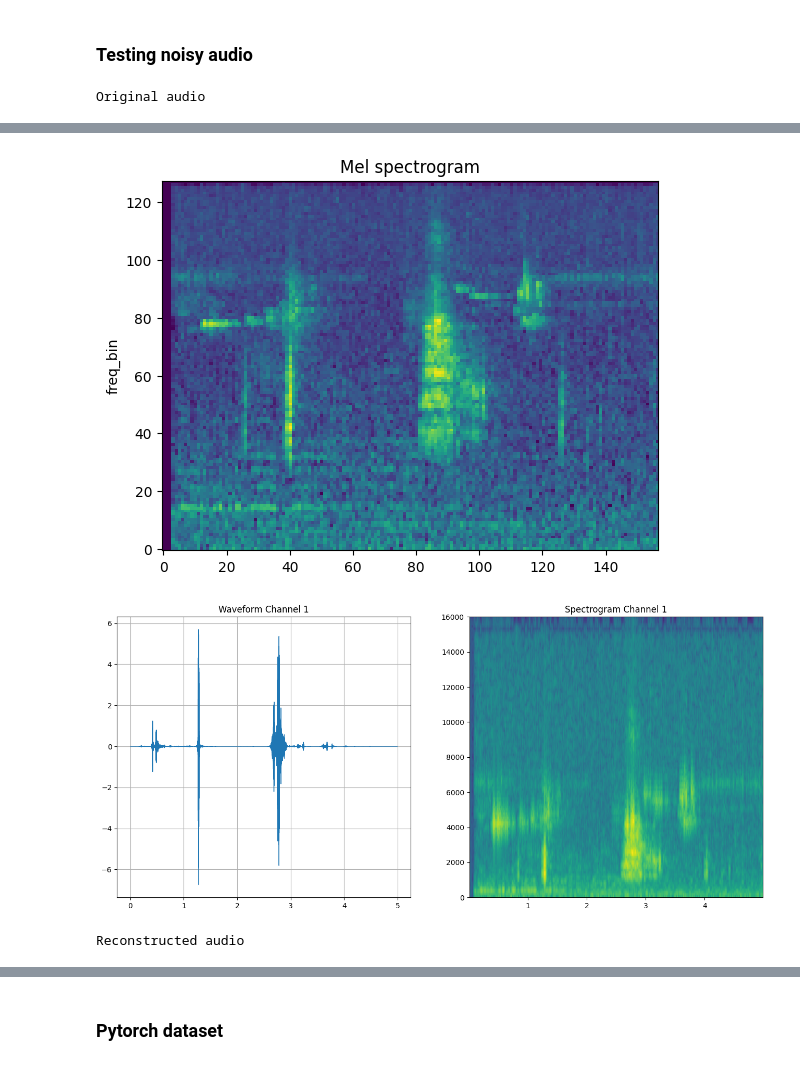
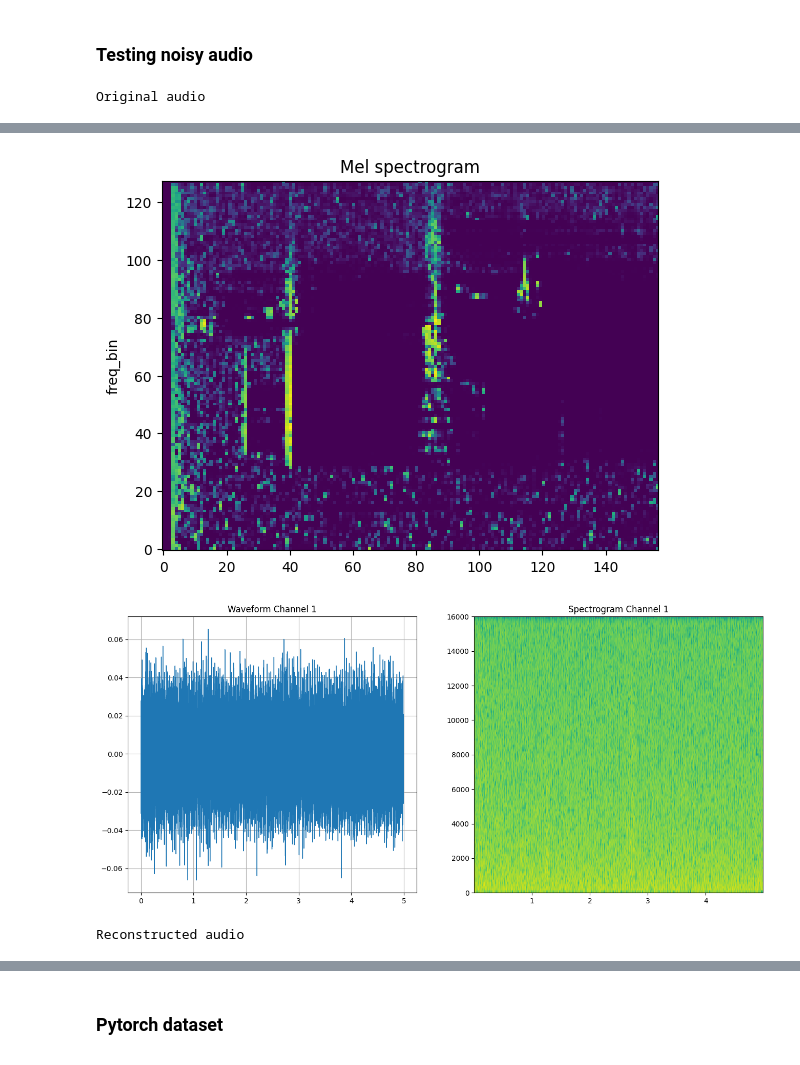
Before and after one commit to Chavelanda/birdclef_2023, a Jupyter notebook: nbs/02_dataset.ipynb, the cells around one changed output, grey strips where cells are left out. Drawn from its saved outputs; the diff is of its cells as text; code cells hidden in the pictures.

Commit message:
improved augmentations and added random offset

```diff
--- a/nbs/02_dataset.ipynb
+++ b/nbs/02_dataset.ipynb
@@ -34,7 +34,7 @@ Cose che abbiamo provato:
 # %%
 #| export
 # Define custom feature extraction pipeline.
-#
+# 0. a randomn offset is applied to the audio file, so not always the same part of the audio is used
 # 1. Check for sample rate and resample
 # 2. Waveform Augmenations
 # 3. Convert to mel-scale
@@ -58,7 +58,8 @@ class MyPipeline(torch.nn.Module):
         hop_length = 1024,
         power = 8.0,
         per_channel = False,
-        augmentations = False
+        augmentations = False,
+        rnd_offset = False,
     ):
         super().__init__()
 
@@ -76,15 +77,22 @@ class MyPipeline(torch.nn.Module):
 
 
         #Augmentations
-        self.maskingFreq =  torchaudio.transforms.FrequencyMasking(freq_mask_param=3)
-        self.maskingTime = torchaudio.transforms.TimeMasking(time_mask_param=1)
+        self.maskingFreq =  torchaudio.transforms.FrequencyMasking(freq_mask_param=30)
+        self.maskingTime = torchaudio.transforms.TimeMasking(time_mask_param=30)
         self.noiser = torchaudio.transforms.AddNoise()
         self.pitchShift = torchaudio.transforms.PitchShift(sample_rate, 2)
+        self.speed_perturb = torchaudio.transforms.SpeedPerturbation(sample_rate, [0.5])
+        self.rnd_offset = rnd_offset
 
 
     def forward(self, filename):
         # 0 Load the File
-        waveform, sample_rate = torchaudio.load(filename, frame_offset=0, num_frames=self.seconds*self.sample_rate)
+        if self.rnd_offset:
+            metadata = torchaudio.info(filename)
+            rnd_offset = np.random.randint(0, metadata.num_frames - self.seconds*self.sample_rate)
+            waveform, sample_rate = torchaudio.load(filename, frame_offset=rnd_offset, num_frames=self.seconds*self.sample_rate)
+        else:
+            waveform, sample_rate = torchaudio.load(filename, frame_offset=0, num_frames=self.seconds*self.sample_rate)
 
         # 1 Check for the sample rate and eventually resample to 32k
         if sample_rate != self.sample_rate:
@@ -93,8 +101,16 @@ class MyPipeline(torch.nn.Module):
             waveform = resampler(waveform)
 
 
-        waveform = self.noiser(waveform, 0.005)
-        form = waveform
+
+        # 2 Waveform Augmenations
+        if self.augmentations:
+            #  Noise
+            noise = torch.randn_like(waveform)
+            snr_dbs = torch.tensor([20])
+            waveform = self.noiser(waveform, noise, snr_dbs)
+            # Speed perturbation
+            waveform = self.speed_perturb(waveform)[0]
+
 
         # 2 Noise gating
         # threshold_linear = waveform.std()
@@ -116,6 +132,12 @@ class MyPipeline(torch.nn.Module):
 
         # 3 Convert to mel-scale
         mel = self.melspec(waveform)
+
+        # 4 Mel Augmenations
+        if self.augmentations:
+            mel = self.maskingTime(mel)
+            mel = self.maskingFreq(mel)
+
         if not self.per_channel:
             mel = self.amptodb(mel)
 
@@ -137,7 +159,7 @@ class MyPipeline(torch.nn.Module):
             mel = mel[:,:,0:self.c_length]
             #print(f"stretched shape {stretched.shape}")
 
-        return mel, form
+        return mel
 
     def inverse_transform(self, mel):
         n_stft = self.n_fft // 2 + 1
@@ -168,21 +200,21 @@ TypeError: forward() missing 2 required positional arguments: 'noise' and 'snr'
 # %%
 filename = '../data/audio_data/thrnig1/XC193336.ogg'
 print('Original audio')
 display(Audio(filename, rate=32000))
-pipeline = MyPipeline()
+pipeline = MyPipeline(per_channel=True, augmentations=True)
 mel_spec = pipeline(filename)
 plot_spectrogram(mel_spec[0], title='Mel spectrogram', db=True)
 waveform = mel_to_wave(mel_spec)
 plot_audio(waveform=waveform, sample_rate=32000)
 #print('Filtered audio')
 #display(Audio(filtered.numpy(), rate=32000))
 print('Reconstructed audio')
 display(Audio(waveform.numpy(), rate=32000))
 # %% [output]
 Original audio
 [interactive output not drawn]
-[figure, old version]
+[figure, new version]
-[figure, old version]
+[figure, new version]
 Reconstructed audio
 [interactive output not drawn]
 # %% [markdown]
```
Also changed, not shown: parts of 11 cells of this notebook, 1 other file.
